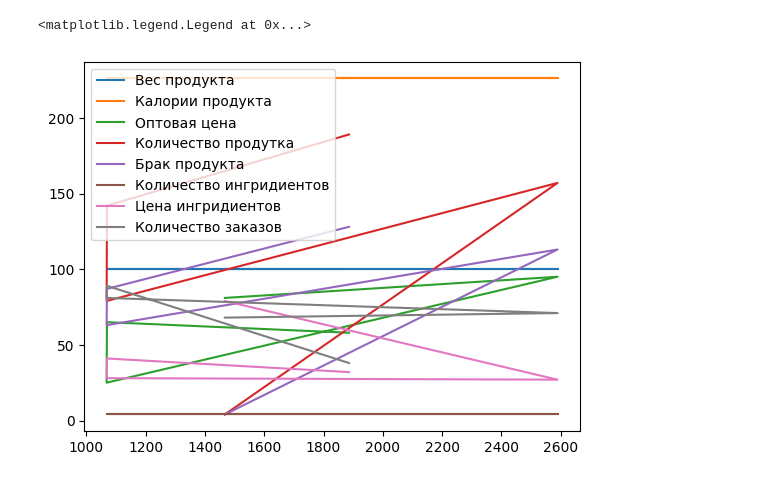
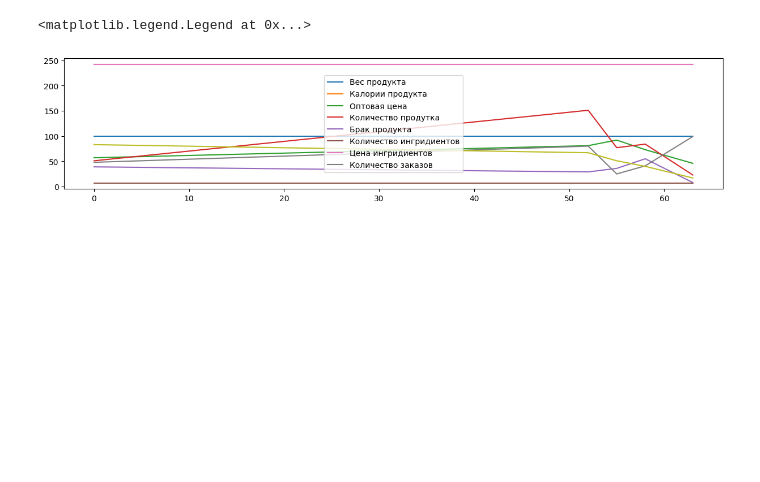
Before and after one commit to SpaceGuardinc/ds_reu, a Jupyter notebook: analitic.ipynb, the cells around one changed output. Drawn from its saved outputs; the diff is of its cells as text; code cells hidden in the pictures; blank space fills up the shorter version.

```diff
--- a/analitic.ipynb
+++ b/analitic.ipynb
@@ -58,14 +57,15 @@ answer_df.rename(columns={'name_product':'Продукт',
 # %%
-answer_df.sort_values(by = 'calories_product').head().plot()
+"""Сортировка продуктов по их количеству"""
+answer_df.drop_duplicates("quantity").sort_values(by = 'name_product').head().plot(figsize=(15,3))
 plt.legend(["Вес продукта",
             "Калории продукта",
             "Оптовая цена",
             "Количество продутка",
             "Брак продукта",
             "Количество ингридиентов",
             "Цена ингридиентов",
             "Количество заказов"])
 # %% [output]
 <matplotlib.legend.Legend at 0x...>
-[figure, old version]
+[figure, new version]
 # %%
```
Also changed, not shown: parts of 8 cells of this notebook.
